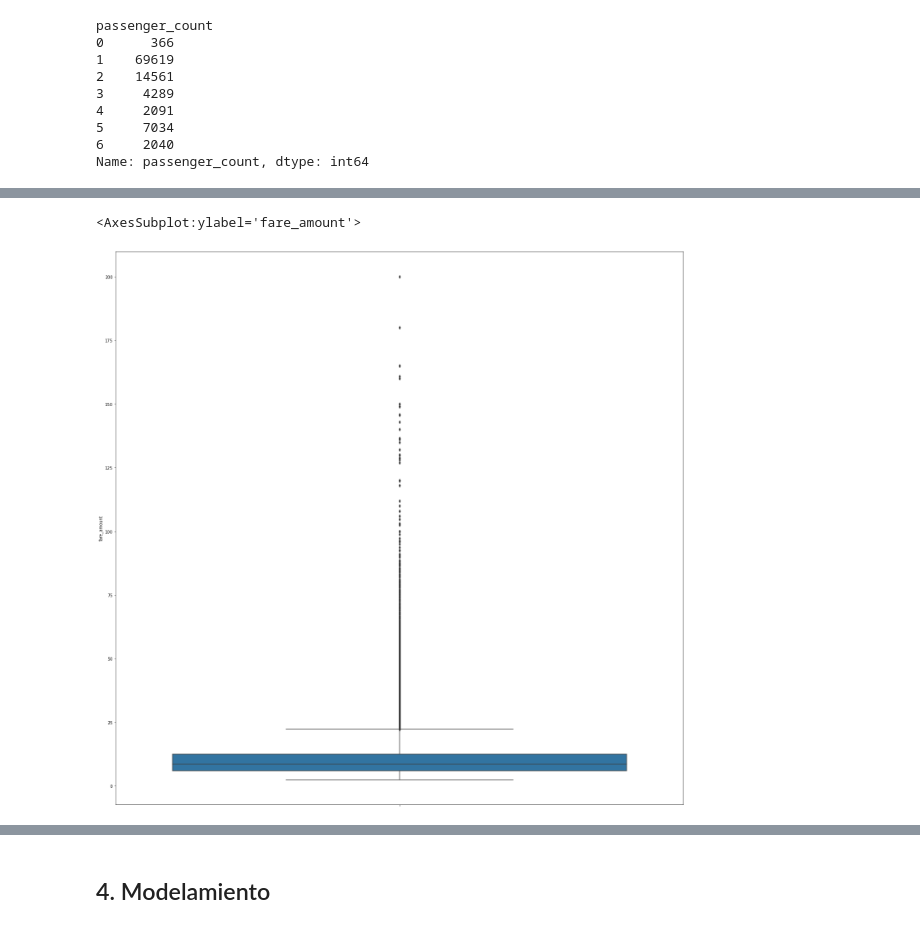
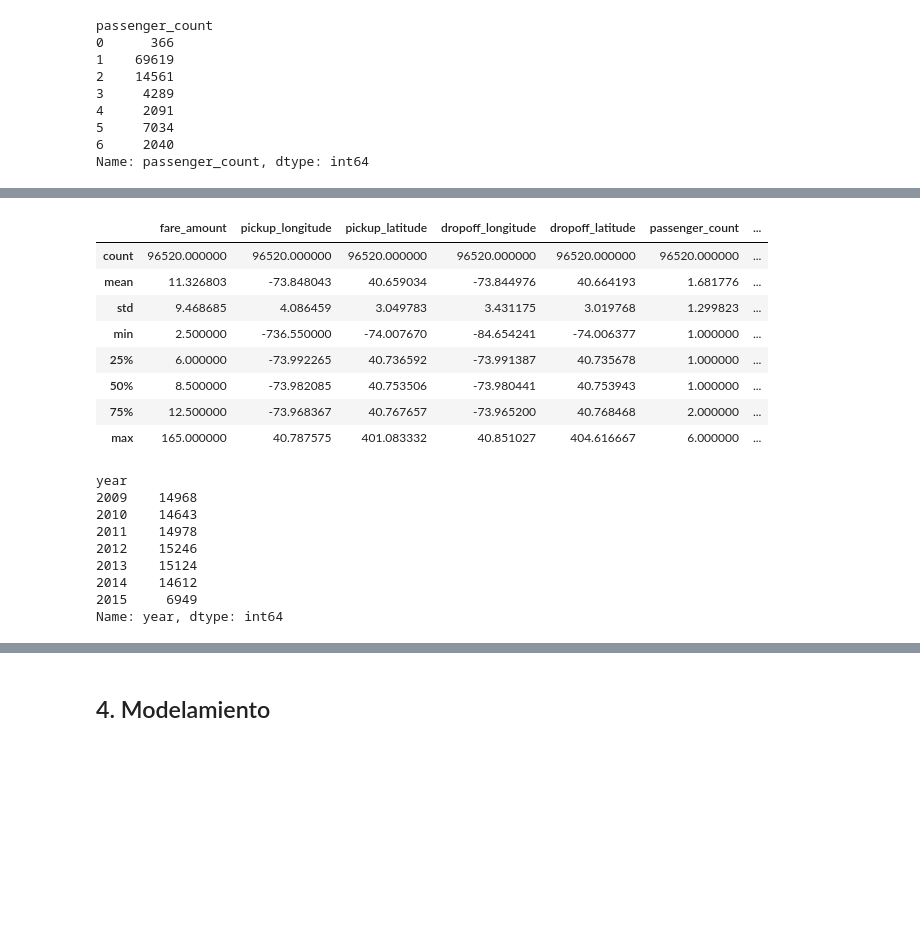
Before and after one commit to Sdann26/CC421-PC2, a Jupyter notebook: Proyecto.ipynb, the cells around one changed output, grey strips where cells are left out. Cells and saved outputs as stored; diff of their text form; code cells hidden in the pictures; blank space fills up the shorter version.

```diff
--- a/Proyecto.ipynb
+++ b/Proyecto.ipynb
@@ -338,7 +294,25 @@ Name: fare_amount, Length: 922, dtype: int64
-# %%
-
-plt.figure(figsize=(25,25))
-sns.boxplot(y='fare_amount',data=df_new2)
-# %% [output]
-<AxesSubplot:ylabel='fare_amount'>
-[figure, removed]
+# %%
+## Con la data ya mas limpia mostramos un resumen de los datos
+df_new4.describe()
+# %% [output]
+|  | fare_amount | pickup_longitude | pickup_latitude | dropoff_longitude | dropoff_latitude | passenger_count | ... |
+| count | 96520.000000 | 96520.000000 | 96520.000000 | 96520.000000 | 96520.000000 | 96520.000000 | ... |
+| mean | 11.326803 | -73.848043 | 40.659034 | -73.844976 | 40.664193 | 1.681776 | ... |
+| std | 9.468685 | 4.086459 | 3.049783 | 3.431175 | 3.019768 | 1.299823 | ... |
+| min | 2.500000 | -736.550000 | -74.007670 | -84.654241 | -74.006377 | 1.000000 | ... |
+| 25% | 6.000000 | -73.992265 | 40.736592 | -73.991387 | 40.735678 | 1.000000 | ... |
+| 50% | 8.500000 | -73.982085 | 40.753506 | -73.980441 | 40.753943 | 1.000000 | ... |
+| 75% | 12.500000 | -73.968367 | 40.767657 | -73.965200 | 40.768468 | 2.000000 | ... |
+| max | 165.000000 | 40.787575 | 401.083332 | 40.851027 | 404.616667 | 6.000000 | ... |
+# %%
+df_new4.groupby("year")["year"].count()
+# %% [output]
+year
+2009    14968
+2010    14643
+2011    14978
+2012    15246
+2013    15124
+2014    14612
+2015     6949
+Name: year, dtype: int64
```
Also changed, not shown: parts of 6 cells of this notebook.
